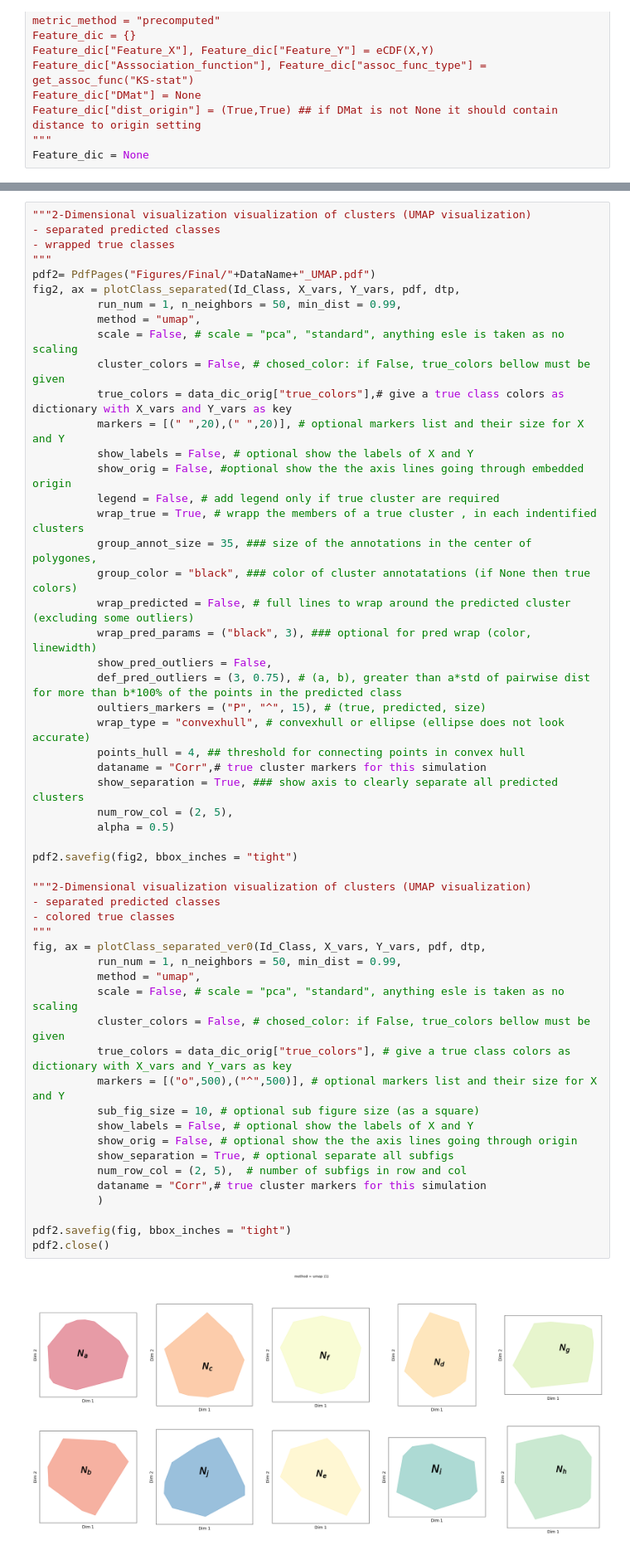
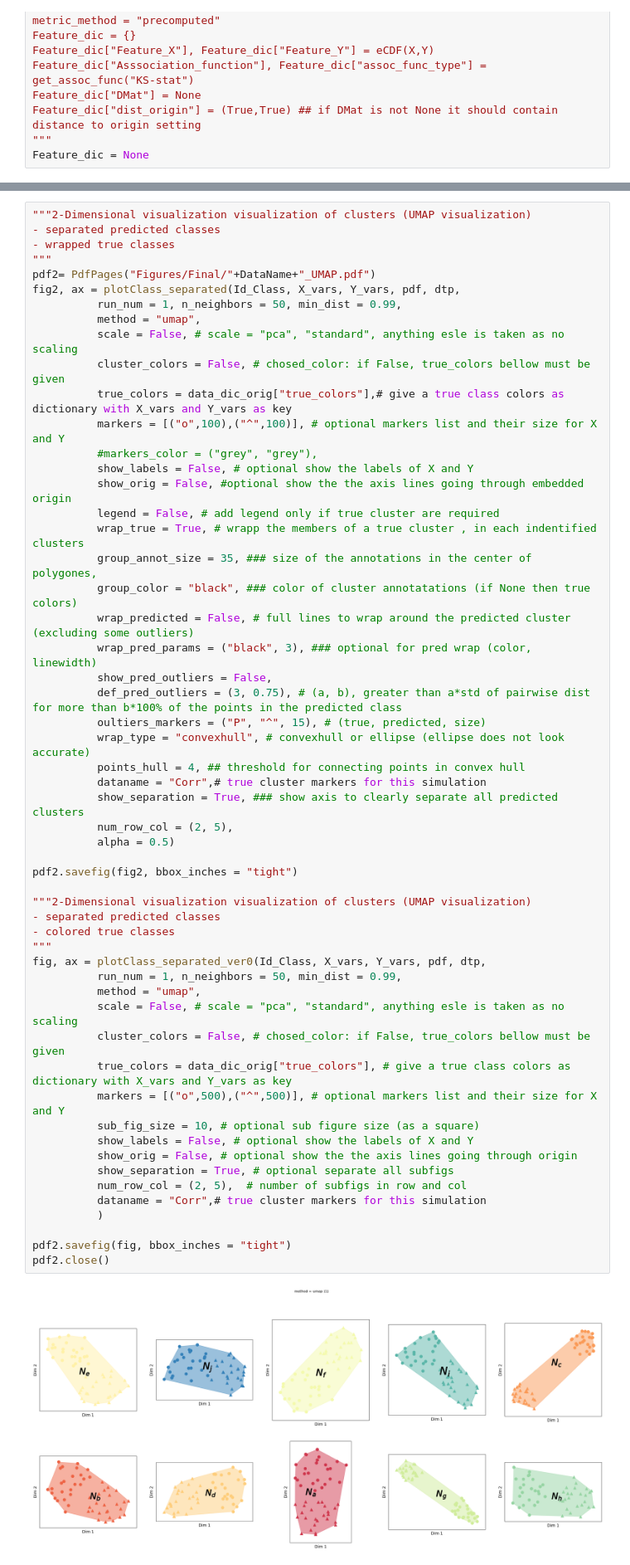
Before and after one commit to AlexiaNomena/MIASA, a Jupyter notebook: miasa_Helper_Corr.ipynb, the cells around one changed output, grey strips where cells are left out. Shown at 83% size. Saved outputs shown, nothing was run; the diff lists cells and outputs as text.

```diff
--- a/miasa_Helper_Corr.ipynb
+++ b/miasa_Helper_Corr.ipynb
@@ -209,7 +214,8 @@ fig2, ax = plotClass_separated(Id_Class, X_vars, Y_vars, pdf, dtp,
           scale = False, # scale = "pca", "standard", anything esle is taken as no scaling
           cluster_colors = False, # chosed_color: if False, true_colors bellow must be given
           true_colors = data_dic_orig["true_colors"],# give a true class colors as dictionary with X_vars and Y_vars as key
-          markers = [(" ",20),(" ",20)], # optional markers list and their size for X and Y
+          markers = [("o",100),("^",100)], # optional markers list and their size for X and Y
+          #markers_color = ("grey", "grey"),
           show_labels = False, # optional show the labels of X and Y
           show_orig = False, #optional show the the axis lines going through embedded origin
           legend = False, # add legend only if true cluster are required
@@ -225,31 +231,31 @@ fig2, ax = plotClass_separated(Id_Class, X_vars, Y_vars, pdf, dtp,
           points_hull = 4, ## threshold for connecting points in convex hull
           dataname = "Corr",# true cluster markers for this simulation
           show_separation = True, ### show axis to clearly separate all predicted clusters
           num_row_col = (2, 5),
           alpha = 0.5)
 
 pdf2.savefig(fig2, bbox_inches = "tight")
 
 """2-Dimensional visualization visualization of clusters (UMAP visualization)
 - separated predicted classes
 - colored true classes
 """
 fig, ax = plotClass_separated_ver0(Id_Class, X_vars, Y_vars, pdf, dtp,
           run_num = 1, n_neighbors = 50, min_dist = 0.99,
           method = "umap",
           scale = False, # scale = "pca", "standard", anything esle is taken as no scaling
           cluster_colors = False, # chosed_color: if False, true_colors bellow must be given
           true_colors = data_dic_orig["true_colors"], # give a true class colors as dictionary with X_vars and Y_vars as key
           markers = [("o",500),("^",500)], # optional markers list and their size for X and Y
           sub_fig_size = 10, # optional sub figure size (as a square)
           show_labels = False, # optional show the labels of X and Y
           show_orig = False, # optional show the the axis lines going through origin
           show_separation = True, # optional separate all subfigs
           num_row_col = (2, 5),  # number of subfigs in row and col
           dataname = "Corr",# true cluster markers for this simulation
           )
 
 pdf2.savefig(fig, bbox_inches = "tight")
 pdf2.close()
 # %% [output]
-[figure, old version]
+[figure, new version]
```
Also changed, not shown: parts of 8 cells of this notebook, 8 other files.
